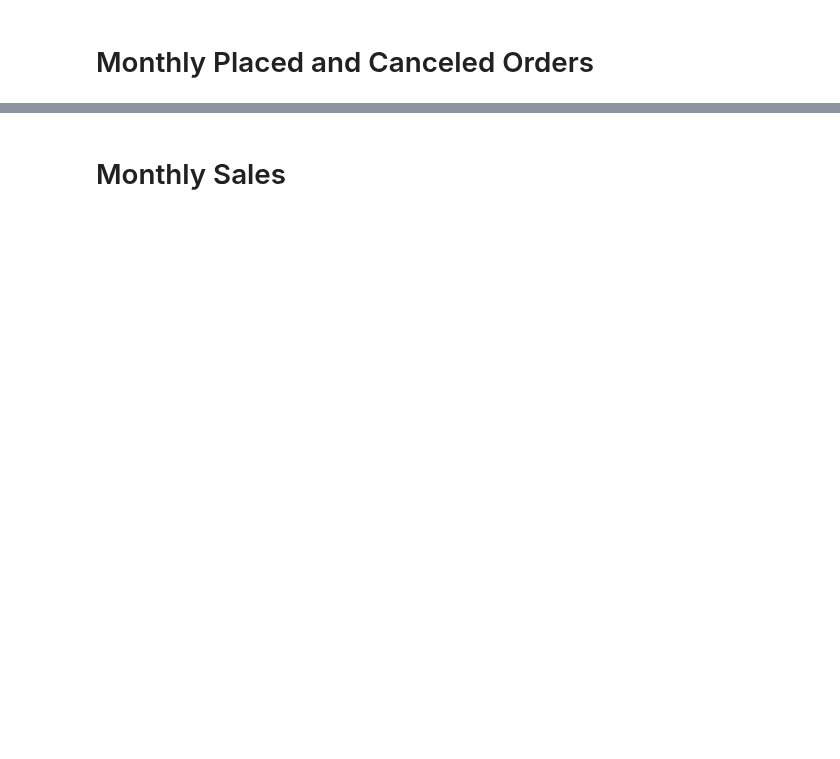
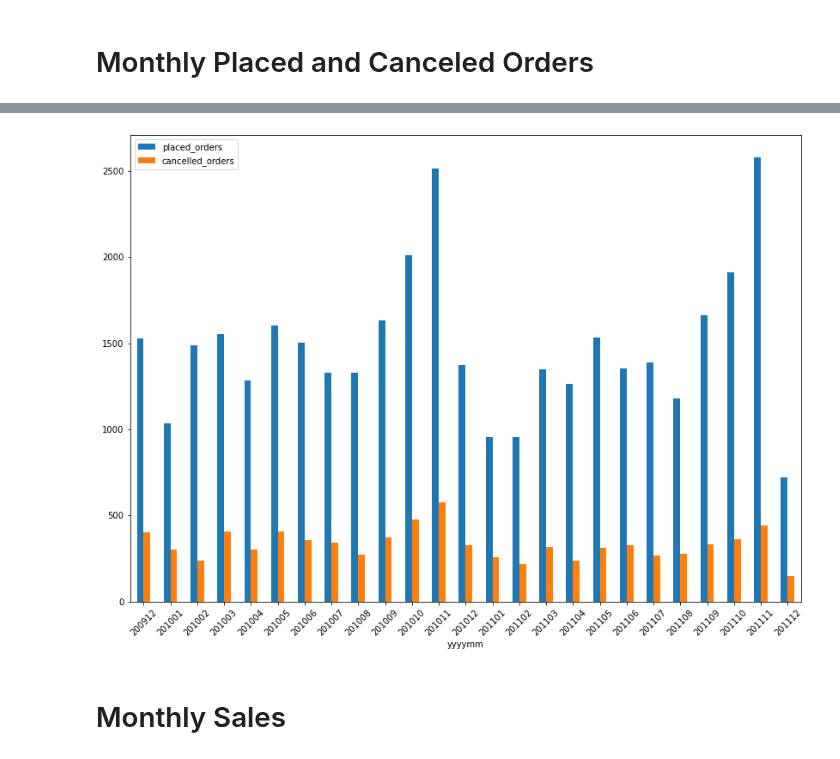
Before and after one commit to jarviscanada/jarvis_data_eng_FredeEmnetu, a Jupyter notebook: python_data_analytics/python_data_wrangling/retail_data_analytics_wrangling.ipynb, the cells around one changed output, grey strips where cells are left out. Drawn from its saved outputs; the diff is of its cells as text; code cells hidden in the pictures; blank space fills up the shorter version.

```diff
--- a/python_data_analytics/python_data_wrangling/retail_data_analytics_wrangling.ipynb
+++ b/python_data_analytics/python_data_wrangling/retail_data_analytics_wrangling.ipynb
@@ -103,2 +225,20 @@ retail_df.head()
+# %%
+retail_df['yyyymm'] = retail_df['invoice_date'].dt.year * 100 + retail_df['invoice_date'].dt.month #create a new column for dates with the format yyyymm
+retail_df['is_cancelled'] = retail_df['invoice_no'].str.startswith('C') # create a column that is true/false if the item was returned
+
+monthly_orders = retail_df.groupby(retail_df['yyyymm'])['invoice_no'].nunique().reset_index() # create a new dataframe with 2 columns grouped by yyyymm and grab # of unique invoice_no's
+monthly_orders.columns = ['yyyymm','total_orders']
+
+cancelled = retail_df[retail_df['is_cancelled']].groupby('yyyymm')['invoice_no'].nunique().reset_index() # new df that groups by yyyym and grabs # of unique invoice_no for every column that has is_cancelled as true
+cancelled.columns = ['yyyymm', 'cancelled_orders']
+
+monthly_orders = monthly_orders.merge(cancelled, on='yyyymm', how='left')
+monthly_orders['placed_orders'] = monthly_orders['total_orders'] - 2 * monthly_orders['cancelled_orders']
+
+monthly_orders.plot(x='yyyymm', y=['placed_orders', 'cancelled_orders'], kind='bar', figsize=(14,10))
+plt.xticks(rotation=45)
+plt.show()
+# %% [output]
+[figure, added]
 # %% [markdown]
 # Monthly Sales
```
Also changed, not shown: parts of 22 cells of this notebook, 1 other file.
